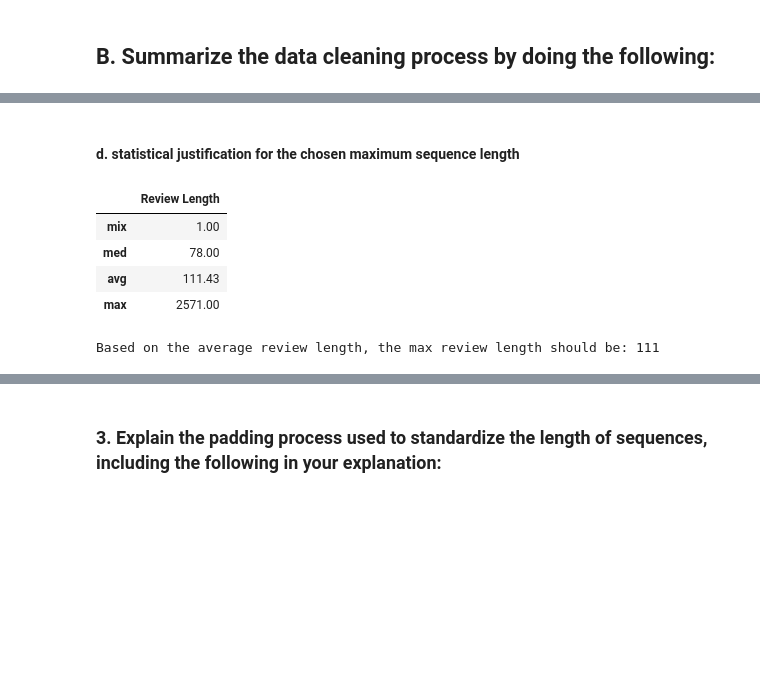
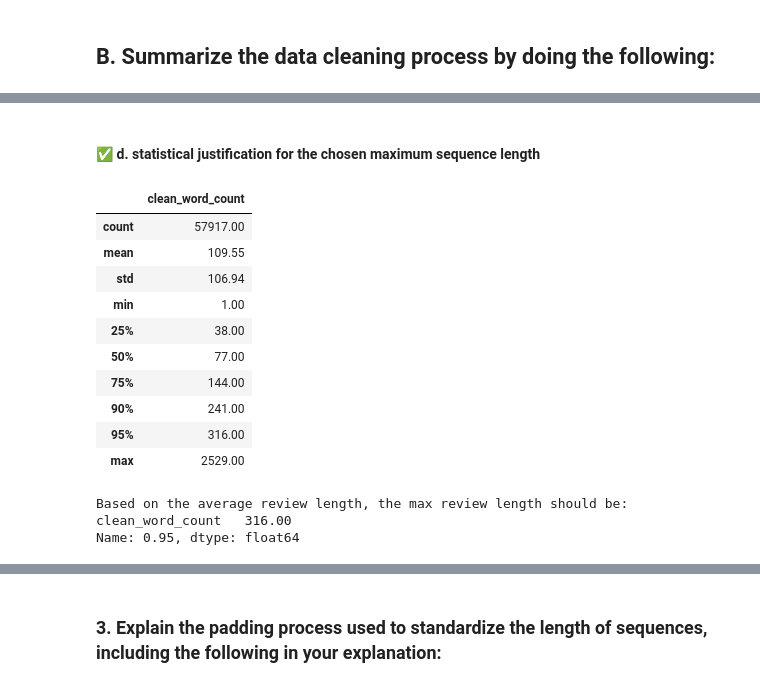
Before and after one commit to chrispaynes/OSDSC-Portfolio, a Jupyter notebook: neural_networks_sentiment_analysis/nn_sentiment_analysis.ipynb, the cells around one changed output, grey strips where cells are left out. Saved outputs shown, nothing was run; the diff lists cells and outputs as text; code cells hidden in the pictures; blank space fills up the shorter version.

```diff
--- a/neural_networks_sentiment_analysis/nn_sentiment_analysis.ipynb
+++ b/neural_networks_sentiment_analysis/nn_sentiment_analysis.ipynb
@@ -293,0 +275,14 @@ Review the data dictionary and considerations related to the raw data file you h
+# %%
+%%time
+prep_df = original_df[["reviewText", "overall"]].copy()
+prep_df = prep_df.rename(columns={"reviewText": "raw_text", "overall": "sentiment"})
+prep_df["raw_word_count"] = prep_df.raw_text.apply(lambda x: len(x.split(" ")))
+text_stages_df = prep_df[["raw_text"]].head()
+
+
+# drop reviews with neutral sentiment
+prep_df = prep_df[prep_df.sentiment != 3]
+# map sentiment scores to binary values (0 = negative, 1 = positive)
+prep_df["pos_neg_sentiment"] = prep_df.sentiment.map(lambda x: 1 if x > 3 else 0 )
+
+prep_df.head(1)
@@ -368,7 +359,6 @@ ax = sns.countplot(x=prep_df.sentiment)
 # %%
-prep_df["pos_neg"] = prep_df.sentiment.map(lambda x: 1 if x > 3 else 0 )
+prep_df["pos_neg_sentiment"] = prep_df.sentiment.map(lambda x: 1 if x > 3 else 0 )
 
-
-ax = sns.countplot(x=prep_df.pos_neg)
+ax = sns.countplot(x=prep_df.pos_neg_sentiment)
 plt.show()
 # %% [output]
@@ -640,25 +626,37 @@ tf.keras.layers.Embedding(vocab_size, max_sequence_embedding)
 # %% [markdown]
-#### d. statistical justification for the chosen maximum sequence length
+#### ✅ d. statistical justification for the chosen maximum sequence length
 # %%
-r_len = []
+prep_df[["clean_word_count"]].describe(percentiles=[.25, .5, .75, .9, .95])
 
-for r in prep_df.words:
-    r_len.append(len(r.split(" ")))
+pct_95 = round(prep_df[["clean_word_count"]].quantile(0.95))
 
-max_len = round(np.mean(r_len))
+# r_len = []
 
-pd.DataFrame(dict(
-    mix= np.min(r_len),
-    med=np.median(r_len),
-    avg=np.mean(r_len),
-    max= np.max(r_len)
-                 ), index=["Review Length"]).T
+# for r in prep_df.words:
+#     r_len.append(len(r.split(" ")))
 
-print(f"Based on the average review length, the max review length should be: {max_len}")
+# max_len = round(np.mean(r_len))
+
+# pd.DataFrame(dict(
+#     mix= np.min(r_len),
+#     med=np.median(r_len),
+#     avg=np.mean(r_len),
+#     max= np.max(r_len)
+#                  ), index=["Review Length"]).T
+
+
+print(f"Based on the average review length, the max review length should be: {pct_95}")
 # %% [output]
-|  | Review Length |
-| mix | 1.00 |
-| med | 78.00 |
-| avg | 111.43 |
-| max | 2571.00 |
+|  | clean_word_count |
+| count | 57917.00 |
+| mean | 109.55 |
+| std | 106.94 |
+| min | 1.00 |
+| 25% | 38.00 |
+| 50% | 77.00 |
+| 75% | 144.00 |
+| 90% | 241.00 |
+| 95% | 316.00 |
+| max | 2529.00 |
-Based on the average review length, the max review length should be: 111
+Based on the average review length, the max review length should be: clean_word_count   316.00
+Name: 0.95, dtype: float64
```
Also changed, not shown: parts of 92 cells of this notebook, 1 other file.
